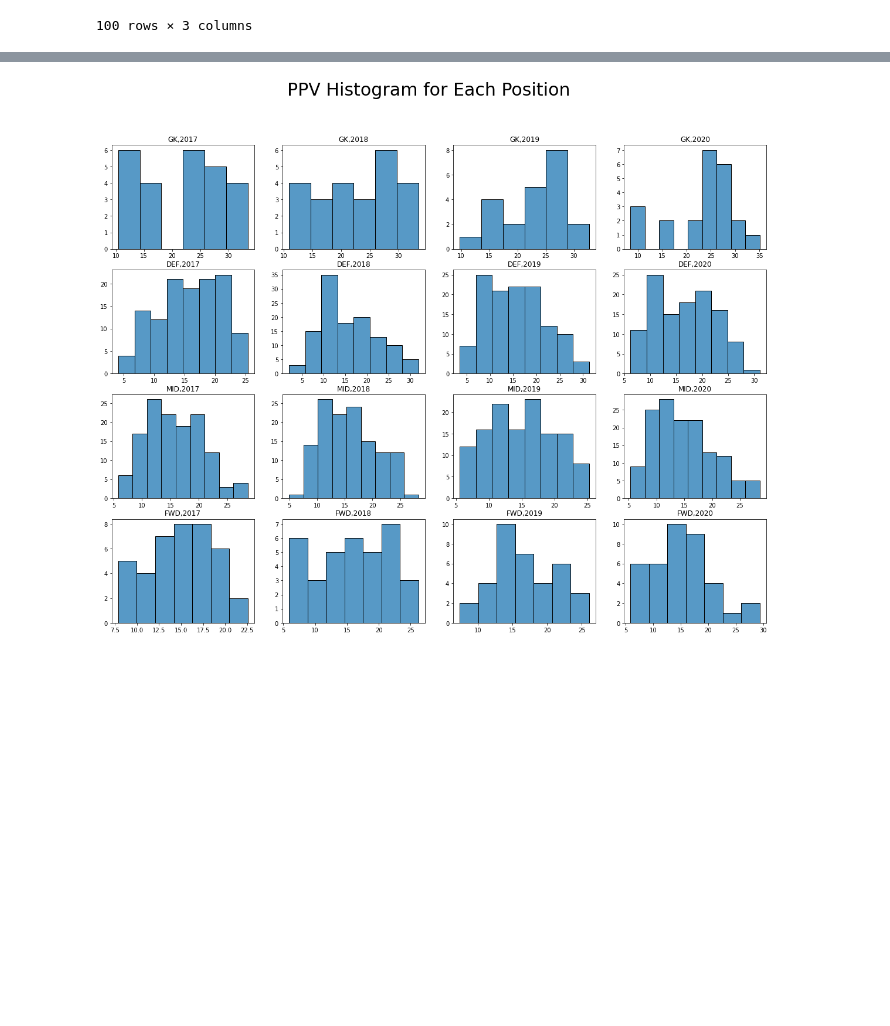
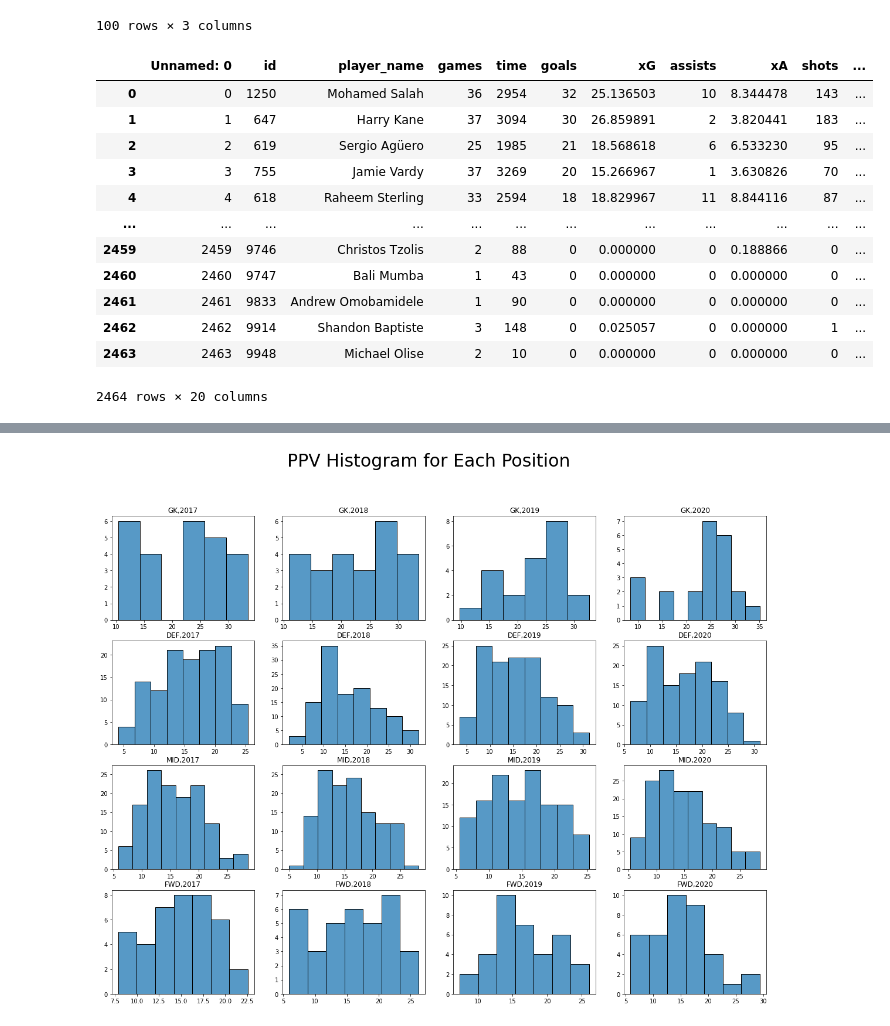
Before and after one commit to alisterjan/FPL_Analysis, a Jupyter notebook: Analysis_Part1.ipynb, the cells around one changed output, grey strips where cells are left out. Saved outputs shown, nothing was run; the diff lists cells and outputs as text; code cells hidden in the pictures; blank space fills up the shorter version.

```diff
--- a/Analysis_Part1.ipynb
+++ b/Analysis_Part1.ipynb
@@ -50,6 +50,28 @@ team_data
 | 98 | 2020 | 19 | West Ham |
 | 99 | 2020 | 20 | Wolves |
 100 rows × 3 columns
+# %%
+#Only contains the data for 2021 season
+#players_data = pd.read_csv('players_understat.csv')
+
+
+#Contains data for every season
+players_data = pd.read_csv('data/players_stats.csv')
+players_data
+# %% [output]
+|  | Unnamed: 0 | id | player_name | games | time | goals | xG | assists | xA | shots | ... |
+| 0 | 0 | 1250 | Mohamed Salah | 36 | 2954 | 32 | 25.136503 | 10 | 8.344478 | 143 | ... |
+| 1 | 1 | 647 | Harry Kane | 37 | 3094 | 30 | 26.859891 | 2 | 3.820441 | 183 | ... |
+| 2 | 2 | 619 | Sergio Agüero | 25 | 1985 | 21 | 18.568618 | 6 | 6.533230 | 95 | ... |
+| 3 | 3 | 755 | Jamie Vardy | 37 | 3269 | 20 | 15.266967 | 1 | 3.630826 | 70 | ... |
+| 4 | 4 | 618 | Raheem Sterling | 33 | 2594 | 18 | 18.829967 | 11 | 8.844116 | 87 | ... |
+| ... | ... | ... | ... | ... | ... | ... | ... | ... | ... | ... | ... |
+| 2459 | 2459 | 9746 | Christos Tzolis | 2 | 88 | 0 | 0.000000 | 0 | 0.188866 | 0 | ... |
+| 2460 | 2460 | 9747 | Bali Mumba | 1 | 43 | 0 | 0.000000 | 0 | 0.000000 | 0 | ... |
+| 2461 | 2461 | 9833 | Andrew Omobamidele | 1 | 90 | 0 | 0.000000 | 0 | 0.000000 | 0 | ... |
+| 2462 | 2462 | 9914 | Shandon Baptiste | 3 | 148 | 0 | 0.025057 | 0 | 0.000000 | 1 | ... |
+| 2463 | 2463 | 9948 | Michael Olise | 2 | 10 | 0 | 0.000000 | 0 | 0.000000 | 0 | ... |
+2464 rows × 20 columns
 # %%
 #Concat Dataframes in List
 raw_result = pd.concat(raw_frames)
```
Also changed, not shown: parts of 8 cells of this notebook.
